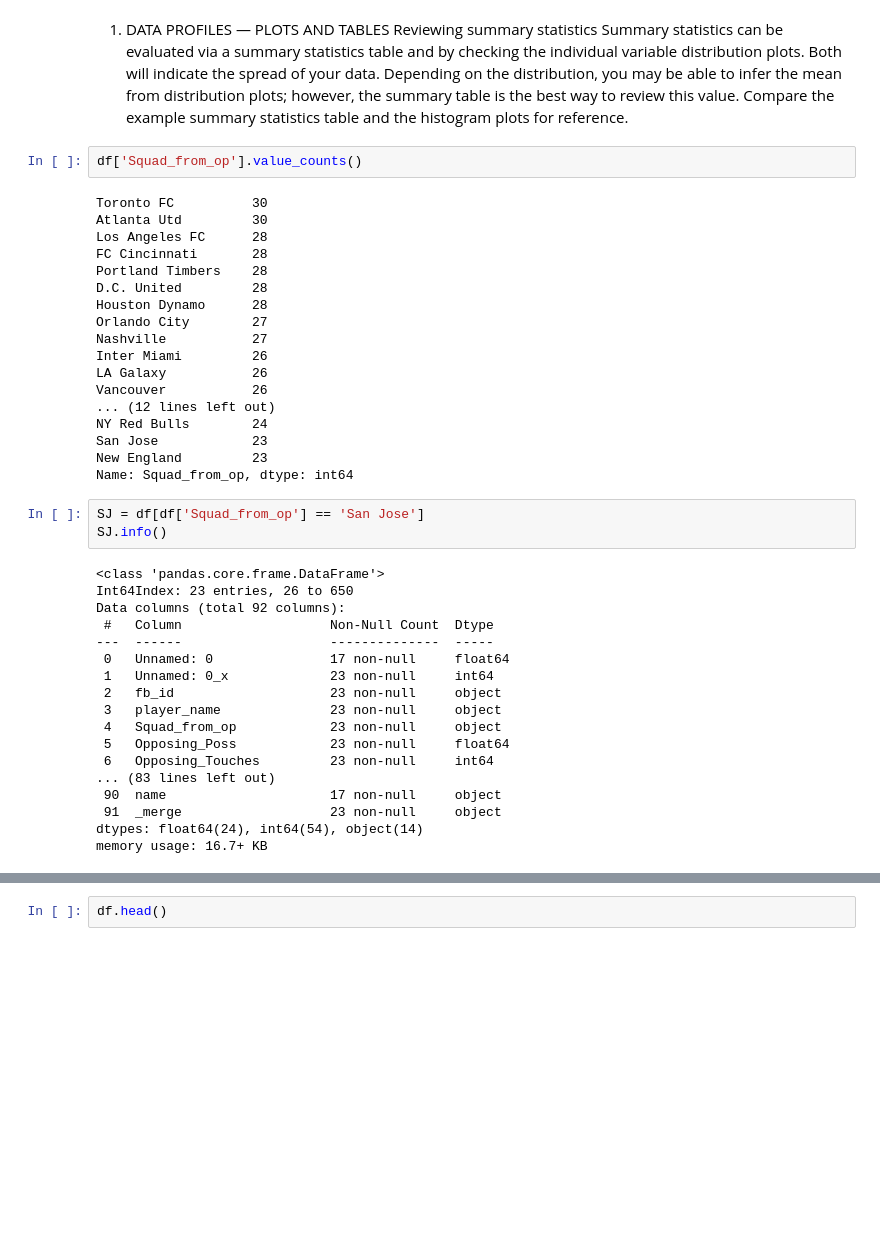
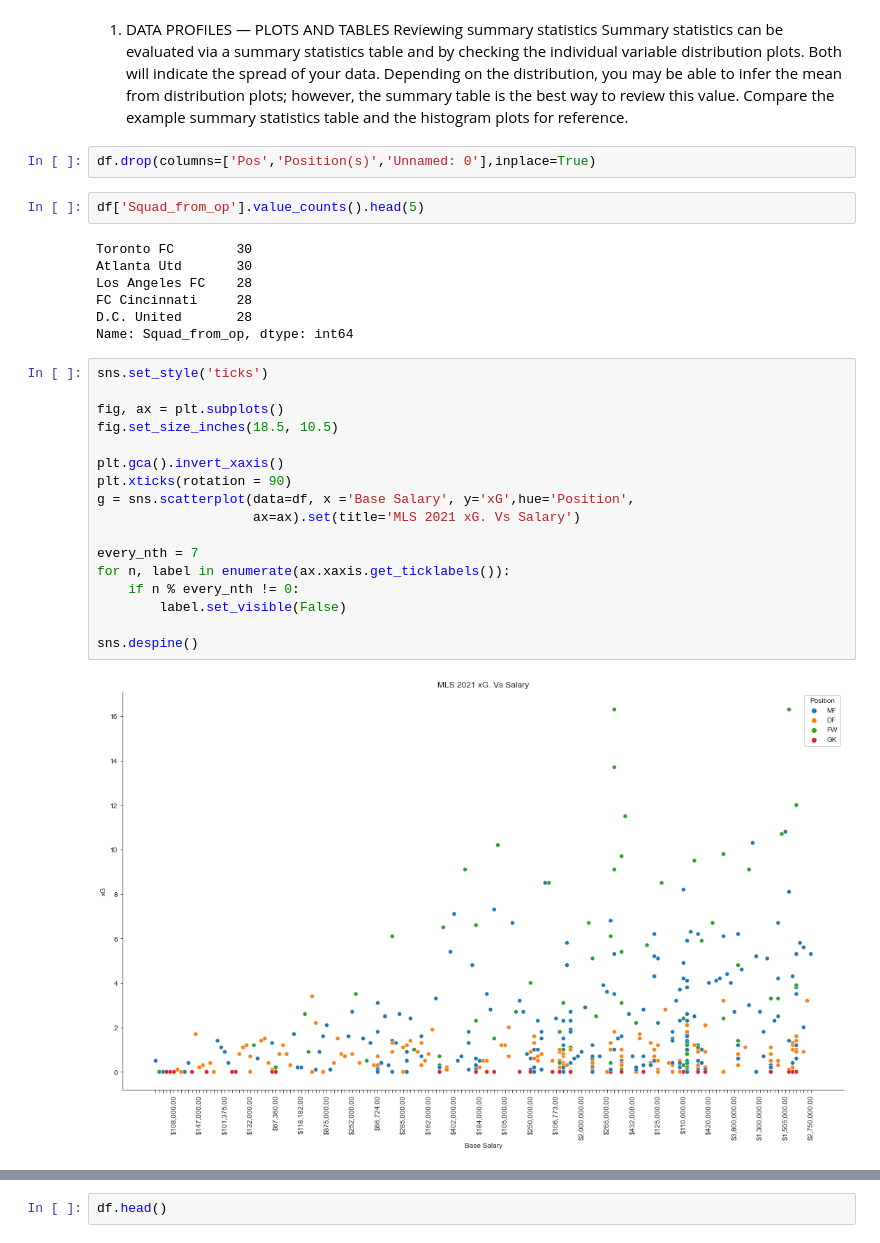
Before and after one commit to misterrustia/MLS_clustering_Captsone, a Jupyter notebook: 2_Exploratory_Data_analysis/Player_exploratory_data_analysis.ipynb, the cells around one changed output, grey strips where cells are left out. Cells and saved outputs as stored; diff of their text form; blank space fills up the shorter version.

```diff
--- a/2_Exploratory_Data_analysis/Player_exploratory_data_analysis.ipynb
+++ b/2_Exploratory_Data_analysis/Player_exploratory_data_analysis.ipynb
@@ -39,44 +43,33 @@ memory usage: 506.8+ KB
 1. DATA PROFILES — PLOTS AND TABLES
 Reviewing summary statistics
 Summary statistics can be evaluated via a summary statistics table and by checking the individual variable distribution plots. Both will indicate the spread of your data. Depending on the distribution, you may be able to infer the mean from distribution plots; however, the summary table is the best way to review this value. Compare the example summary statistics table and the histogram plots for reference.
+# %%
+df.drop(columns=['Pos','Position(s)','Unnamed: 0'],inplace=True)
 # %%
-df['Squad_from_op'].value_counts()
+df['Squad_from_op'].value_counts().head(5)
 # %% [output]
-Toronto FC          30
-Atlanta Utd         30
-Los Angeles FC      28
-FC Cincinnati       28
-Portland Timbers    28
-D.C. United         28
-Houston Dynamo      28
-Orlando City        27
-Nashville           27
-Inter Miami         26
-LA Galaxy           26
-Vancouver           26
-... (12 lines left out)
-NY Red Bulls        24
-San Jose            23
-New England         23
+Toronto FC        30
+Atlanta Utd       30
+Los Angeles FC    28
+FC Cincinnati     28
+D.C. United       28
 Name: Squad_from_op, dtype: int64
-# %%
-SJ = df[df['Squad_from_op'] == 'San Jose']
-SJ.info()
-# %% [output]
-<class 'pandas.core.frame.DataFrame'>
-Int64Index: 23 entries, 26 to 650
-Data columns (total 92 columns):
- #   Column                   Non-Null Count  Dtype
----  ------                   --------------  -----
- 0   Unnamed: 0               17 non-null     float64
- 1   Unnamed: 0_x             23 non-null     int64
- 2   fb_id                    23 non-null     object
- 3   player_name              23 non-null     object
- 4   Squad_from_op            23 non-null     object
- 5   Opposing_Poss            23 non-null     float64
- 6   Opposing_Touches         23 non-null     int64
-... (83 lines left out)
- 90  name                     17 non-null     object
- 91  _merge                   23 non-null     object
-dtypes: float64(24), int64(54), object(14)
-memory usage: 16.7+ KB
+# %%
+sns.set_style('ticks')
+
+fig, ax = plt.subplots()
+fig.set_size_inches(18.5, 10.5)
+
+plt.gca().invert_xaxis()
+plt.xticks(rotation = 90)
+g = sns.scatterplot(data=df, x ='Base Salary', y='xG',hue='Position',
+                    ax=ax).set(title='MLS 2021 xG. Vs Salary')
+
+every_nth = 7
+for n, label in enumerate(ax.xaxis.get_ticklabels()):
+    if n % every_nth != 0:
+        label.set_visible(False)
+
+sns.despine()
+# %% [output]
+[figure, added]
```
Also changed, not shown: parts of 49 cells of this notebook, 1 other file.
